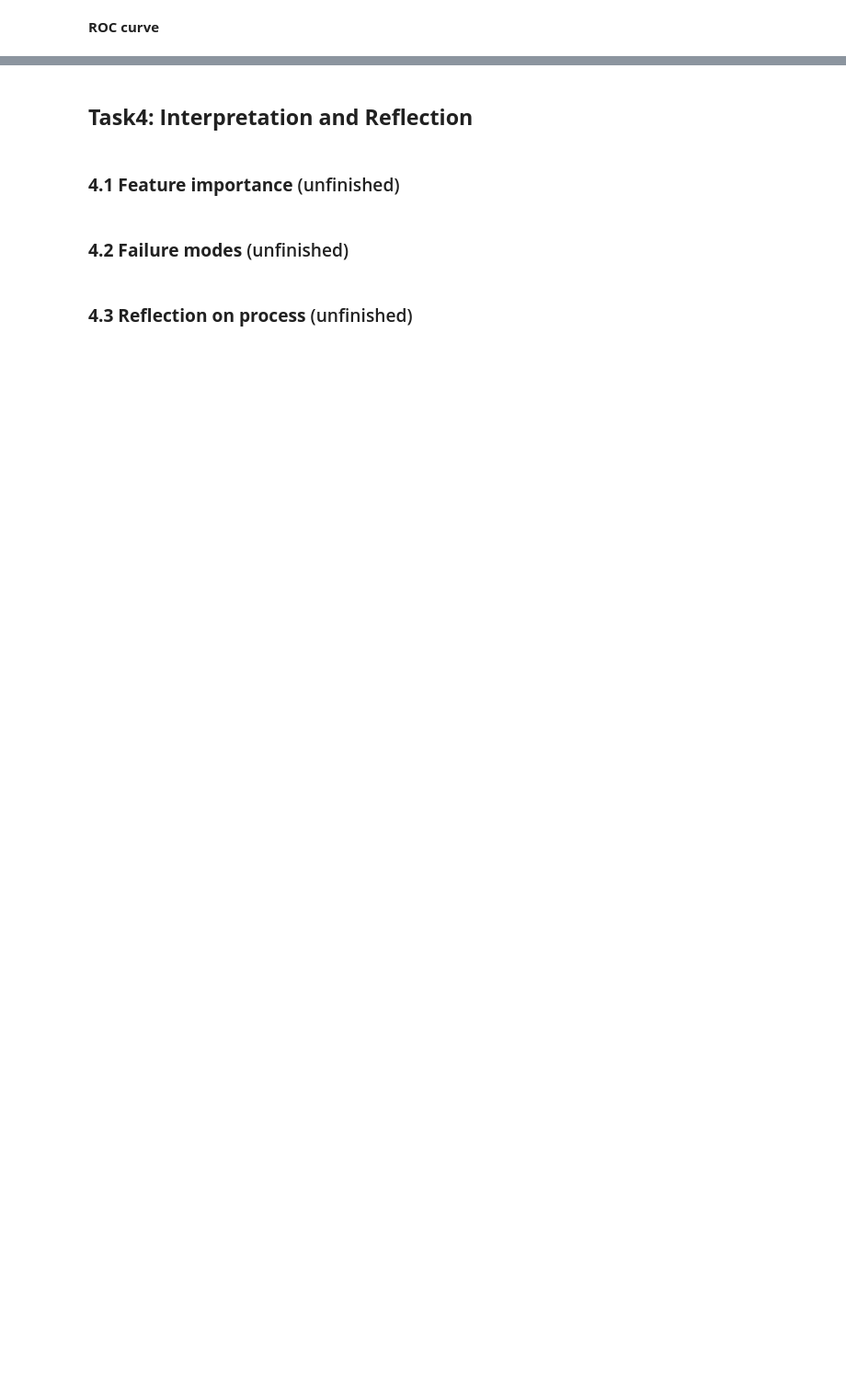
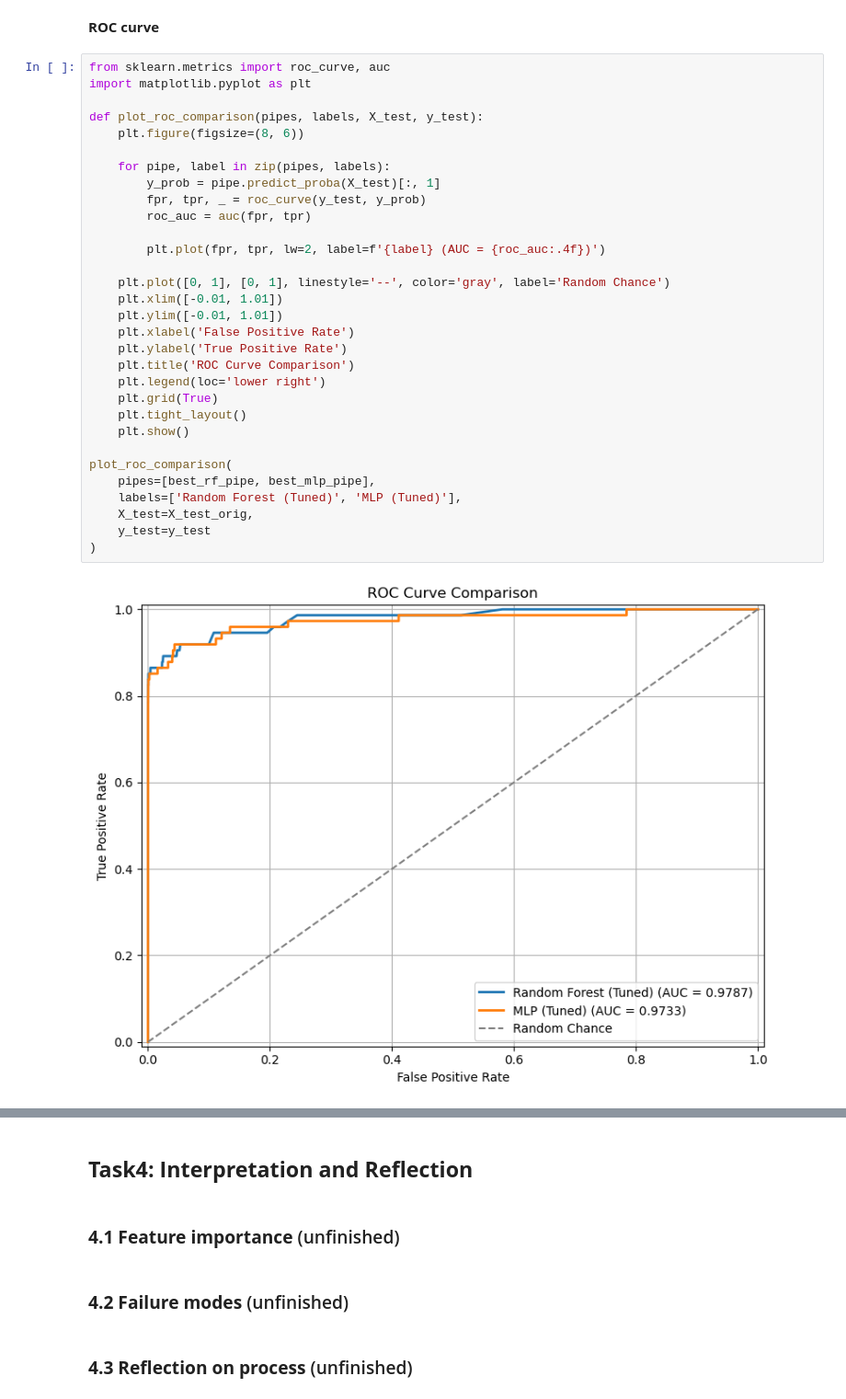
Before and after one commit to Geethika2506/Machine-Learning-final-project, a Jupyter notebook: Final_project.ipynb, the cells around one changed output, grey strips where cells are left out. Shown at 92% size. Cells and saved outputs as stored; diff of their text form; blank space fills up the shorter version.

```diff
--- a/Final_project.ipynb
+++ b/Final_project.ipynb
@@ -1116,2 +1259,35 @@ Best F1 Score (CV): 0.6236167211336586
 # %% [markdown]
 **ROC curve**
+# %%
+from sklearn.metrics import roc_curve, auc
+import matplotlib.pyplot as plt
+
+def plot_roc_comparison(pipes, labels, X_test, y_test):
+    plt.figure(figsize=(8, 6))
+
+    for pipe, label in zip(pipes, labels):
+        y_prob = pipe.predict_proba(X_test)[:, 1]
+        fpr, tpr, _ = roc_curve(y_test, y_prob)
+        roc_auc = auc(fpr, tpr)
+
+        plt.plot(fpr, tpr, lw=2, label=f'{label} (AUC = {roc_auc:.4f})')
+
+    plt.plot([0, 1], [0, 1], linestyle='--', color='gray', label='Random Chance')
+    plt.xlim([-0.01, 1.01])
+    plt.ylim([-0.01, 1.01])
+    plt.xlabel('False Positive Rate')
+    plt.ylabel('True Positive Rate')
+    plt.title('ROC Curve Comparison')
+    plt.legend(loc='lower right')
+    plt.grid(True)
+    plt.tight_layout()
+    plt.show()
+
+plot_roc_comparison(
+    pipes=[best_rf_pipe, best_mlp_pipe],
+    labels=['Random Forest (Tuned)', 'MLP (Tuned)'],
+    X_test=X_test_orig,
+    y_test=y_test
+)
+# %% [output]
+[figure, added]
```
Also changed, not shown: parts of 23 cells of this notebook.
